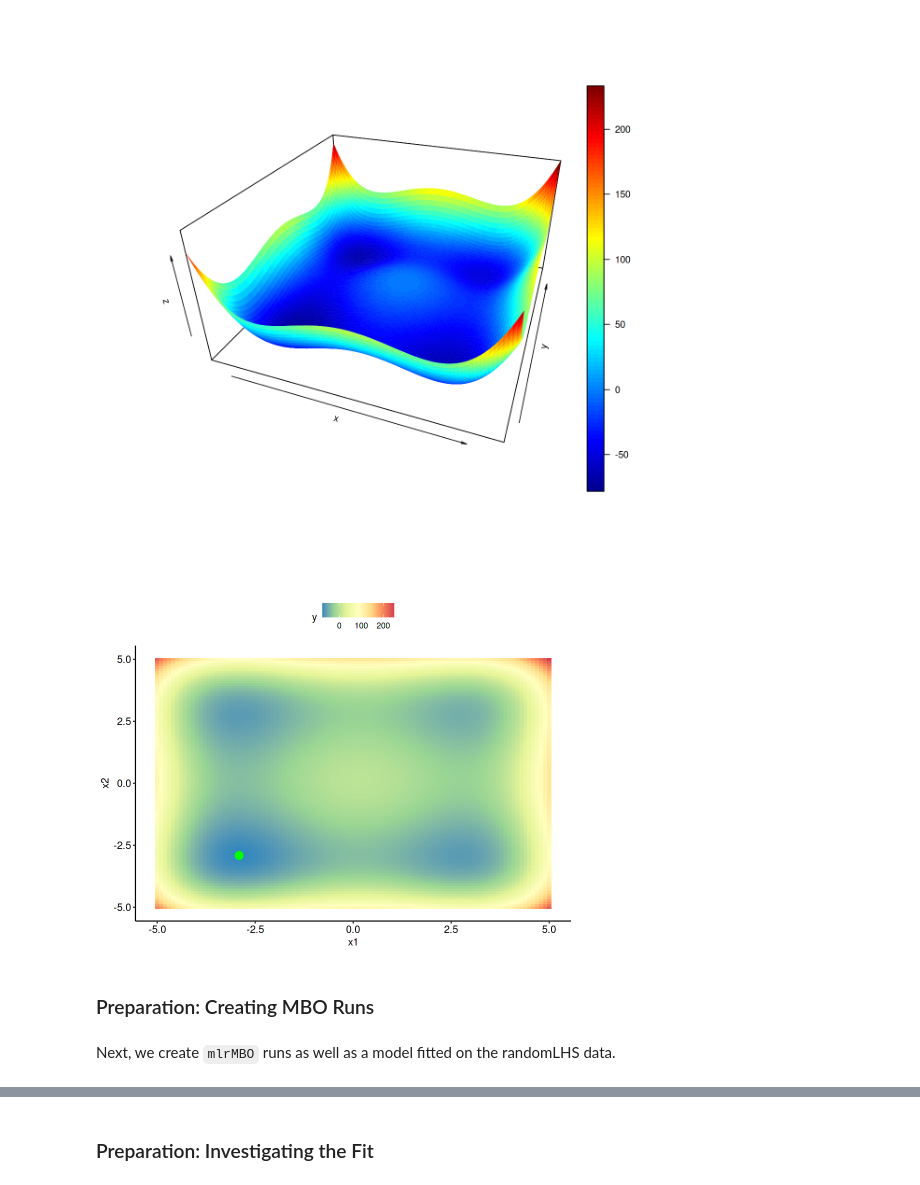
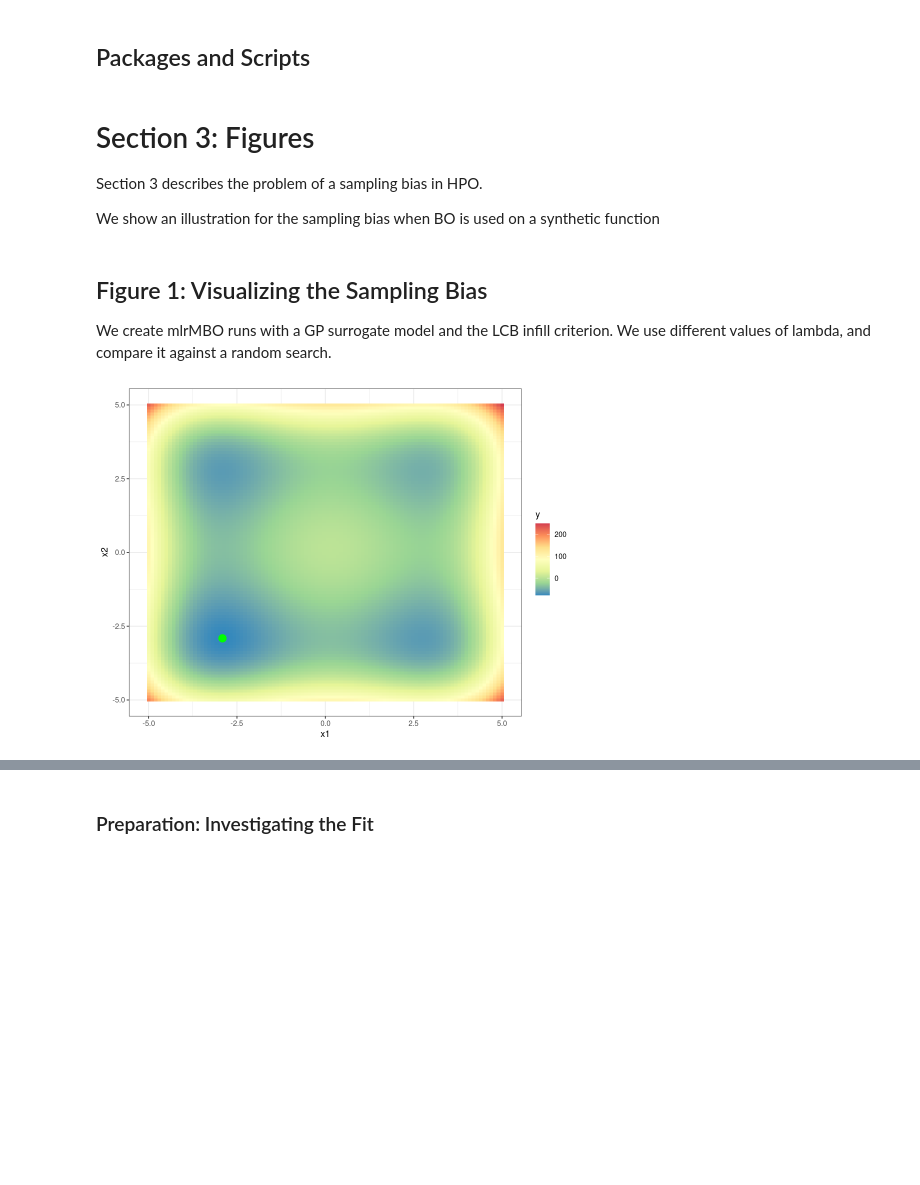
Before and after one commit to slds-lmu/paper_2021_xautoml, a Jupyter notebook: analysis/analysis_section_3-4.ipynb, the cells around one changed output, grey strips where cells are left out. Cells and saved outputs as stored; diff of their text form; code cells hidden in the pictures; blank space fills up the shorter version.

```diff
--- a/analysis/analysis_section_3-4.ipynb
+++ b/analysis/analysis_section_3-4.ipynb
@@ -106,0 +1,2 @@ We optimize the 3D StyblinkskiTang function.
+# %% [markdown]
+## Packages and Scripts
@@ -107,18 +27,41 @@ We optimize the 3D StyblinkskiTang function.
+# %% [markdown]
+# Section 3: Figures
+
+Section 3 describes the problem of a sampling bias in HPO.
+
+We show an illustration for the sampling bias when BO is used on a synthetic function
+# %% [markdown]
+## Figure 1: Visualizing the Sampling Bias
+
+We create mlrMBO runs with a GP surrogate model and the LCB infill criterion. We use different values of lambda, and compare it against a random search.
 # %%
-# obj2 = makeSingleObjectiveFunction(name = "Rastrigin", fn = function(x) {
-#         20 + sum(x^2 - 10 * cos(2 * pi * x))
-#     },
-#     par.set = makeParamSet(makeNumericVectorParam(id = "x", len = 2, lower = - 5, upper = 3))#
-# )
+dimension = 2
+id = "StyblinskiTang"
+
+obj = makeSingleObjectiveFunction(name = paste0(id, dimension, "D"), fn = function(x) {
+        1 / 2 * sum(x^4 - 16 * x^2 + 5 * x)
+    },
+    par.set = makeParamSet(makeNumericVectorParam(id = "x", len = dimension, lower = - 5, upper = 5)),
+    global.opt.params = rep(-2.9035, dimension)
+)
 # %%
+options(repr.plot.width=8, repr.plot.height=6)
+
 ps = getParamSet(obj)
 
 ps_ids = getParamIds(ps, repeated = TRUE, with.nr = TRUE)
 
 x1 <- seq(from = ps$pars$x$lower[1], to = ps$pars$x$upper[1], length.out = 100)
 x2 <- x1
-y = outer(x1, x2, FUN = function(x1, x2) apply(cbind(x1, x2), 1, obj1))
+y = outer(x1, x2, FUN = function(x1, x2) apply(cbind(x1, x2), 1, obj))
 
-persp3D(x1, x2, y, theta = 20, phi = 30, expand = 0.5, border = NA)
+gg <- expand.grid(x1 = x1, x2 = x2)
+gg$y = apply(gg, 1, obj)
+
+p_obj = ggplot() + geom_tile(data = gg, aes(x = x1, y = x2, fill = y))
+p_obj = p_obj + scale_fill_distiller(palette = "Spectral")
+p_obj = p_obj + geom_point(data = data.frame(x = -2.91, y = -2.91), aes(x = x, y = y), colour = "green", size = 4)
+
+p_obj
 # %% [output]
-[figure, old version]
+[figure, new version]
@@ -133,25 +67,0 @@ persp3D(x1, x2, y, theta = 20, phi = 30, expand = 0.5, border = NA)
-# %%
-options(repr.plot.width=8, repr.plot.height=6)
-
-gg <- expand.grid(x1 = x1, x2 = x2)
-gg$y = apply(gg, 1, obj)
-
-# gg2 <- expand.grid(x1 = x11, x2 = x22)
-# gg2$y = apply(gg2, 1, obj2)
-
-
-p_obj_1 = ggplot() + geom_tile(data = gg, aes(x = x1, y = x2, fill = y))
-p_obj_1 = p_obj_1 + scale_fill_distiller(palette = "Spectral")
-p_obj_1 = p_obj_1 + geom_point(data = data.frame(x = -2.91, y = -2.91), aes(x = x, y = y), colour = "green", size = 4)
-
-# p_obj_2 = ggplot() + geom_tile(data = gg2, aes(x = x1, y = x2, fill = y))
-# p_obj_2 = p_obj_2 + scale_fill_distiller(palette = "Spectral")
-# p_obj_2 = p_obj_2 + geom_point(data = data.frame(x = 0, y = 0), aes(x = x, y = y), colour = "green", size = 4)
-
-p_obj_1
-# %% [output]
-[figure, removed]
-# %% [markdown]
-### Preparation: Creating MBO Runs
-# %% [markdown]
-Next, we create `mlrMBO` runs as well as a model fitted on the randomLHS data.
```
Also changed, not shown: parts of 46 cells of this notebook, 3 other files.
